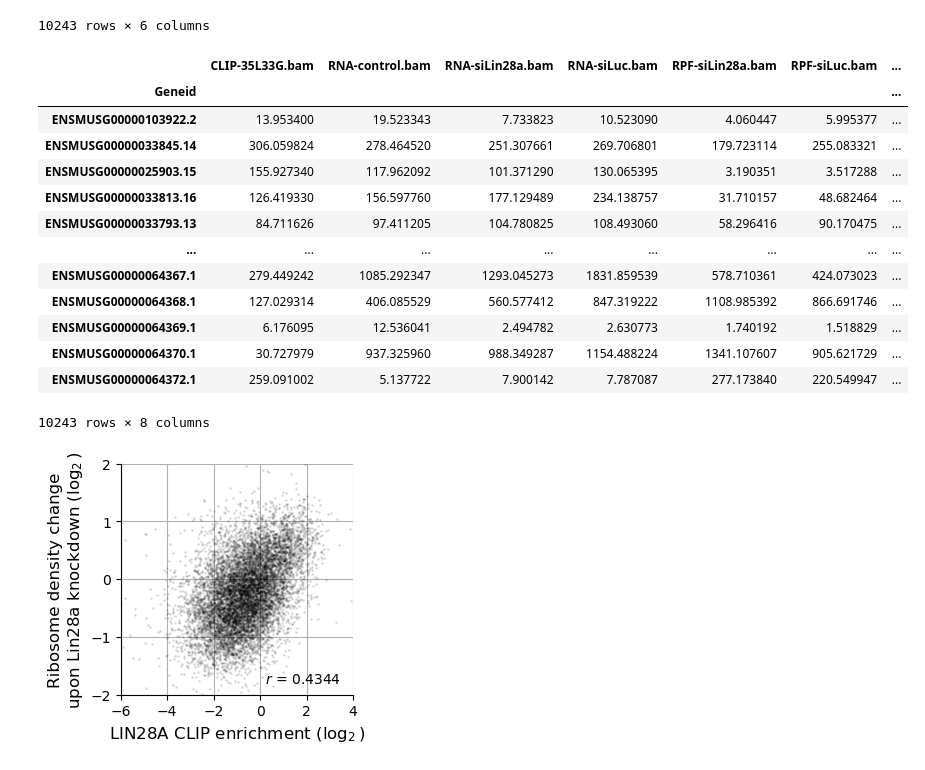
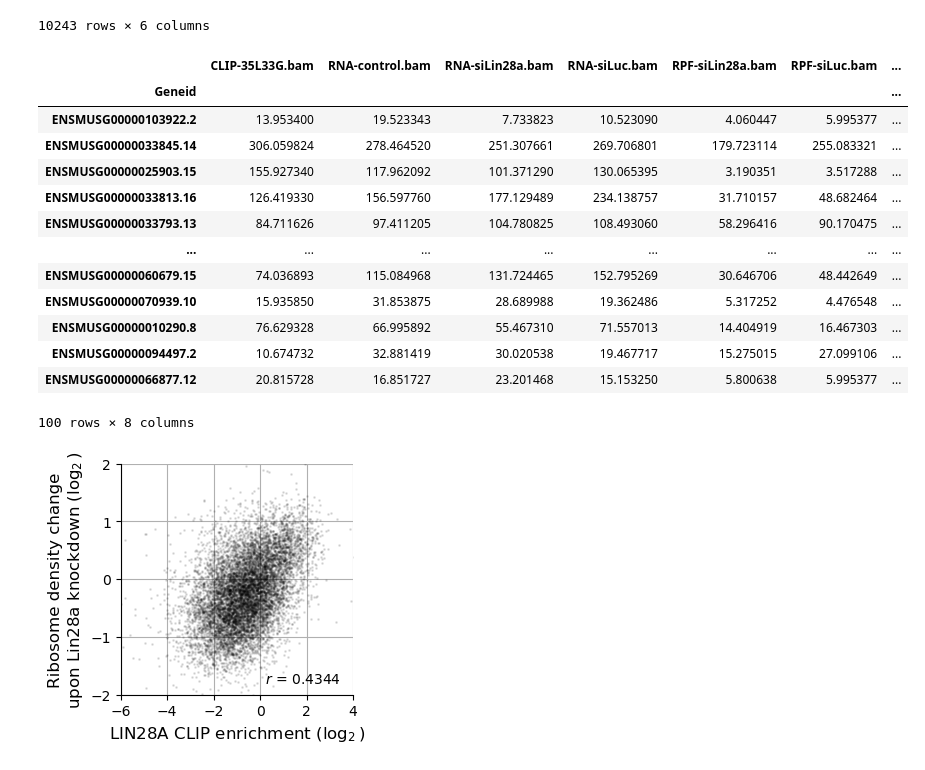
Before and after one commit to PyoYoungjoon/Mission, a Jupyter notebook: binfo1-work/Mission 1.ipynb, the cells around one changed output. Saved outputs shown, nothing was run; the diff lists cells and outputs as text; code cells hidden in the pictures.

```diff
--- a/binfo1-work/Mission 1.ipynb
+++ b/binfo1-work/Mission 1.ipynb
@@ -46,22 +46,22 @@ rpm
 # %%
 rpm['clip_enrichment'] = ((rpm['CLIP-35L33G.bam']) / (rpm['RNA-control.bam']))
 rpm['rden_change'] = ((rpm['RPF-siLin28a.bam']) / (rpm['RNA-siLin28a.bam'])) / ((rpm['RPF-siLuc.bam']) / (rpm['RNA-siLuc.bam']))
-rpm
+rpm.head(100)
 # %% [output]
 |  | CLIP-35L33G.bam | RNA-control.bam | RNA-siLin28a.bam | RNA-siLuc.bam | RPF-siLin28a.bam | RPF-siLuc.bam | ... |
 | Geneid |  |  |  |  |  |  | ... |
 | ENSMUSG00000103922.2 | 13.953400 | 19.523343 | 7.733823 | 10.523090 | 4.060447 | 5.995377 | ... |
 | ENSMUSG00000033845.14 | 306.059824 | 278.464520 | 251.307661 | 269.706801 | 179.723114 | 255.083321 | ... |
 | ENSMUSG00000025903.15 | 155.927340 | 117.962092 | 101.371290 | 130.065395 | 3.190351 | 3.517288 | ... |
 | ENSMUSG00000033813.16 | 126.419330 | 156.597760 | 177.129489 | 234.138757 | 31.710157 | 48.682464 | ... |
 | ENSMUSG00000033793.13 | 84.711626 | 97.411205 | 104.780825 | 108.493060 | 58.296416 | 90.170475 | ... |
 | ... | ... | ... | ... | ... | ... | ... | ... |
-| ENSMUSG00000064367.1 | 279.449242 | 1085.292347 | 1293.045273 | 1831.859539 | 578.710361 | 424.073023 | ... |
-| ENSMUSG00000064368.1 | 127.029314 | 406.085529 | 560.577412 | 847.319222 | 1108.985392 | 866.691746 | ... |
-| ENSMUSG00000064369.1 | 6.176095 | 12.536041 | 2.494782 | 2.630773 | 1.740192 | 1.518829 | ... |
-| ENSMUSG00000064370.1 | 30.727979 | 937.325960 | 988.349287 | 1154.488224 | 1341.107607 | 905.621729 | ... |
-| ENSMUSG00000064372.1 | 259.091002 | 5.137722 | 7.900142 | 7.787087 | 277.173840 | 220.549947 | ... |
+| ENSMUSG00000060679.15 | 74.036893 | 115.084968 | 131.724465 | 152.795269 | 30.646706 | 48.442649 | ... |
+| ENSMUSG00000070939.10 | 15.935850 | 31.853875 | 28.689988 | 19.362486 | 5.317252 | 4.476548 | ... |
+| ENSMUSG00000010290.8 | 76.629328 | 66.995892 | 55.467310 | 71.557013 | 14.404919 | 16.467303 | ... |
+| ENSMUSG00000094497.2 | 10.674732 | 32.881419 | 30.020538 | 19.467717 | 15.275015 | 27.099106 | ... |
+| ENSMUSG00000066877.12 | 20.815728 | 16.851727 | 23.201468 | 15.153250 | 5.800638 | 5.995377 | ... |
-10243 rows × 8 columns
+100 rows × 8 columns
 # %%
 from matplotlib import pyplot as plt
 import numpy as np
```
Also changed, not shown: parts of 2 cells of this notebook.
